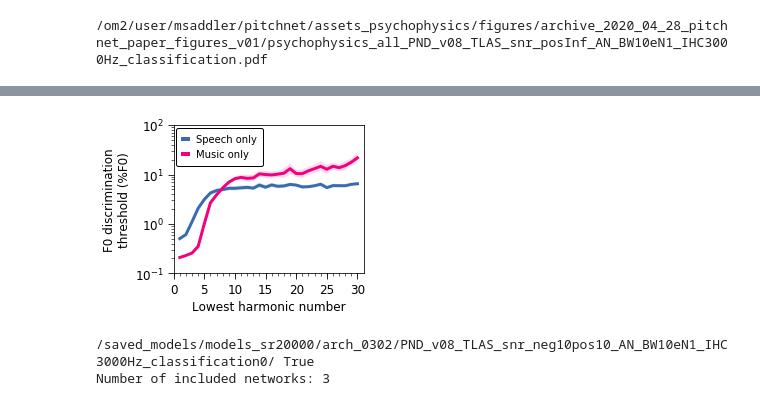
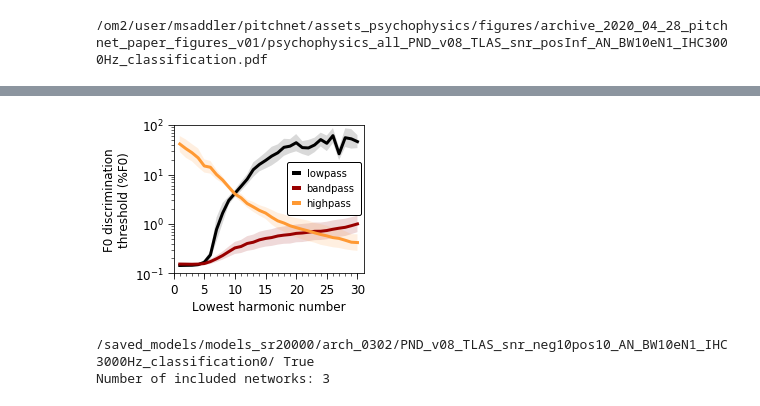
Before and after one commit to msaddler/pitchnet, a Jupyter notebook: assets_psychophysics/notebook_figures_poster.ipynb, the cells around one changed output, grey strips where cells are left out. Cells and saved outputs as stored; diff of their text form; code cells hidden in the pictures.

```diff
--- a/assets_psychophysics/notebook_figures_poster.ipynb
+++ b/assets_psychophysics/notebook_figures_poster.ipynb
@@ -85,16 +85,16 @@ list_regex_model_dir = [
 #     '/om/scratch/*/msaddler/pitchnet/saved_models/arch_search_v01_spont070_BW10eN1_IHC3000Hz_IHC7order/arch_*/',
 #     '/om/scratch/*/msaddler/pitchnet/saved_models/arch_search_v01_spont070_BW20eN1_IHC3000Hz_IHC7order/arch_*/',
 
-#     '/saved_models/models_sr20000/arch_0302/PND_v08_TLAS_snr_neg10pos10_AN_BW10eN1_IHC3000Hz_classification0/',
-#     '/saved_models/models_sr20000/arch_0302/PND_v08_TLAS_snr_neg10pos10_AN_BW10eN1_IHC3000Hz_classification1/',
-#     '/saved_models/models_sr20000/arch_0302/PND_v08_TLAS_snr_neg10pos10_AN_BW10eN1_IHC3000Hz_classification2/',
-#     '/saved_models/models_sr20000/arch_0302/PND_v08_TLAS_snr_neg10pos10_AN_BW10eN1_IHC3000Hz_classification3/',
-#     '/saved_models/models_sr20000/arch_0302/PND_v08_TLAS_snr_neg10pos10_AN_BW10eN1_IHC3000Hz_classification4/',
-#     '/saved_models/models_sr20000/arch_0302/PND_v08_TLAS_snr_neg10pos10_AN_BW10eN1_IHC3000Hz_classification5/',
-#     '/saved_models/models_sr20000/arch_0302/PND_v08_TLAS_snr_neg10pos10_AN_BW10eN1_IHC3000Hz_classification6/',
-#     '/saved_models/models_sr20000/arch_0302/PND_v08_TLAS_snr_neg10pos10_AN_BW10eN1_IHC3000Hz_classification7/',
-#     '/saved_models/models_sr20000/arch_0302/PND_v08_TLAS_snr_neg10pos10_AN_BW10eN1_IHC3000Hz_classification8/',
-#     '/saved_models/models_sr20000/arch_0302/PND_v08_TLAS_snr_neg10pos10_AN_BW10eN1_IHC3000Hz_classification9/',
+    '/saved_models/models_sr20000/arch_0302/PND_v08_TLAS_snr_neg10pos10_AN_BW10eN1_IHC3000Hz_classification0/',
+    '/saved_models/models_sr20000/arch_0302/PND_v08_TLAS_snr_neg10pos10_AN_BW10eN1_IHC3000Hz_classification1/',
+    '/saved_models/models_sr20000/arch_0302/PND_v08_TLAS_snr_neg10pos10_AN_BW10eN1_IHC3000Hz_classification2/',
+    '/saved_models/models_sr20000/arch_0302/PND_v08_TLAS_snr_neg10pos10_AN_BW10eN1_IHC3000Hz_classification3/',
+    '/saved_models/models_sr20000/arch_0302/PND_v08_TLAS_snr_neg10pos10_AN_BW10eN1_IHC3000Hz_classification4/',
+    '/saved_models/models_sr20000/arch_0302/PND_v08_TLAS_snr_neg10pos10_AN_BW10eN1_IHC3000Hz_classification5/',
+    '/saved_models/models_sr20000/arch_0302/PND_v08_TLAS_snr_neg10pos10_AN_BW10eN1_IHC3000Hz_classification6/',
+    '/saved_models/models_sr20000/arch_0302/PND_v08_TLAS_snr_neg10pos10_AN_BW10eN1_IHC3000Hz_classification7/',
+    '/saved_models/models_sr20000/arch_0302/PND_v08_TLAS_snr_neg10pos10_AN_BW10eN1_IHC3000Hz_classification8/',
+    '/saved_models/models_sr20000/arch_0302/PND_v08_TLAS_snr_neg10pos10_AN_BW10eN1_IHC3000Hz_classification9/',
 
 ]
 
@@ -781,8 +685,8 @@ kwargs = {
     },
 }
 kwargs['kwargs_legend'] = {
-    'loc': 'upper left',
-#     'loc':'best', 'bbox_to_anchor': (0.5, 0.3, 0.5, 0.5),
+#     'loc': 'upper left',
+    'loc':'best', 'bbox_to_anchor': (0.5, 0.27, 0.5, 0.5),
     'frameon': True,
     'framealpha': 1.0,
     'facecolor': 'w',
@@ -796,10 +700,10 @@ kwargs['kwargs_legend'] = {
 if len(model_keys) < 4:
     kwargs['kwargs_legend']['ncol'] = 1
 
-# color_list = util_figures.get_color_list(6, cmap_name='gist_heat') # CMAP FOR FILTERING SOUNDS
-# color_list = [color_list[idx] for idx in [0, 2, 4]]
-color_list = util_figures.get_color_list(8, cmap_name='Accent') # CMAP FOR SPEECH VS MUSIC
-color_list = [color_list[idx] for idx in [4,5]]
+color_list = util_figures.get_color_list(6, cmap_name='gist_heat') # CMAP FOR FILTERING SOUNDS
+color_list = [color_list[idx] for idx in [0, 2, 4]]
+# color_list = util_figures.get_color_list(8, cmap_name='Accent') # CMAP FOR SPEECH VS MUSIC
+# color_list = [color_list[idx] for idx in [4,5]]
 # color_list = util_figures.get_color_list(8, cmap_name='Dark2') # CMAP FOR IHC LOWPASS
 # color_list.insert(3, [0,0,0])
 # color_list = np.array([[90,180,172], [0,0,0], [166,97,26]])/256 # CMAP FOR COCH FILTER BW
@@ -822,35 +726,35 @@ for cidx, key in enumerate(model_keys):
     kwargs['rand_plot_kwargs'] = {
         'label': None,
         'color': color_list[cidx],
         'lw': 3
     }
 #     for rd in results_dicts[key]:
 #         plot_fcn(ax, rd, **kwargs)
 
     plot_fcn(ax, results_dicts[key], **kwargs)
 
 import matplotlib
 leg = [c for c in ax.get_children() if isinstance(c, matplotlib.legend.Legend)]
 if len(leg) == 1:
     for legobj in leg[0].legendHandles:
         legobj.set_linewidth(4.0)
 
 plt.tight_layout()
 plt.show()
 
-save_dir = '/om2/user/msaddler/pitchnet/assets_psychophysics/figures/archive_2020_04_28_pitchnet_paper_figures_v01/'
+# save_dir = '/om2/user/msaddler/pitchnet/assets_psychophysics/figures/archive_2020_04_28_pitchnet_paper_figures_v01/'
 # save_fn = os.path.join(save_dir, 'psychophysics_bernoxSinePhase_manipulation_cochFilterBWs.pdf')
 # save_fn = os.path.join(save_dir, 'psychophysics_bernoxSinePhase_manipulation_cochFilterBWs_rep10archs.pdf')
 # save_fn = os.path.join(save_dir, 'psychophysics_bernoxSinePhase_manipulation_IHClowpass.pdf')
 # save_fn = os.path.join(save_dir, 'psychophysics_bernoxSinePhase_manipulation_IHClowpass_rep10archs.pdf')
 # save_fn = os.path.join(save_dir, 'psychophysics_bernoxSinePhase_manipulation_sound_statistics_natural.pdf')
 # save_fn = os.path.join(save_dir, 'psychophysics_bernoxSinePhase_manipulation_sound_statistics_synthetic.pdf')
 # save_fn = os.path.join(save_dir, 'psychophysics_bernoxSinePhase_manipulation_sound_statistics_speech_vs_music.pdf')
 # fig.savefig(save_fn, bbox_inches='tight', pad_inches=0, transparent=False)
 
 # fig.savefig('tmp.pdf', bbox_inches='tight', pad_inches=0, transparent=False)
 # %% [output]
-[figure, old version]
+[figure, new version]
 # %%
 import sys
 import os
```
Also changed, not shown: parts of 6 cells of this notebook, 1 other file.
